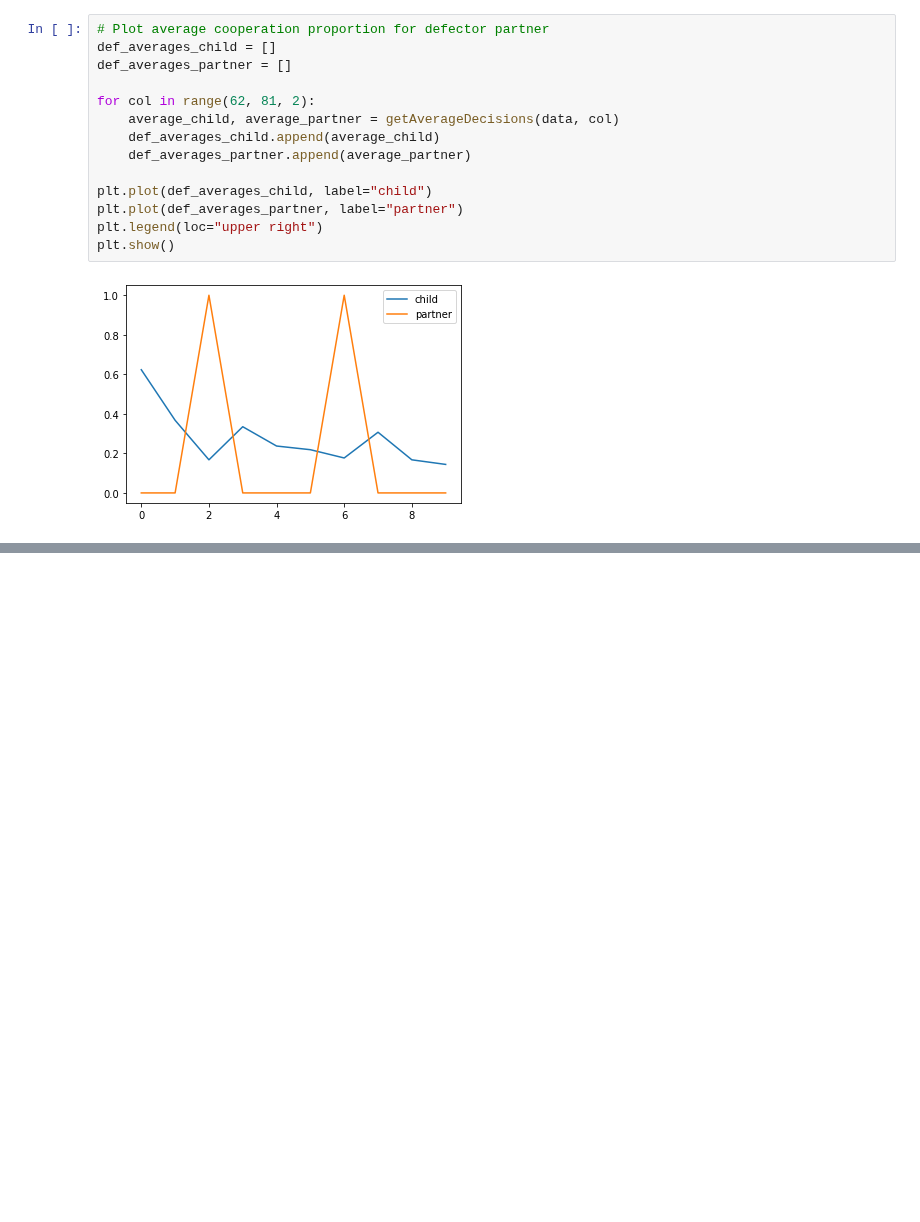
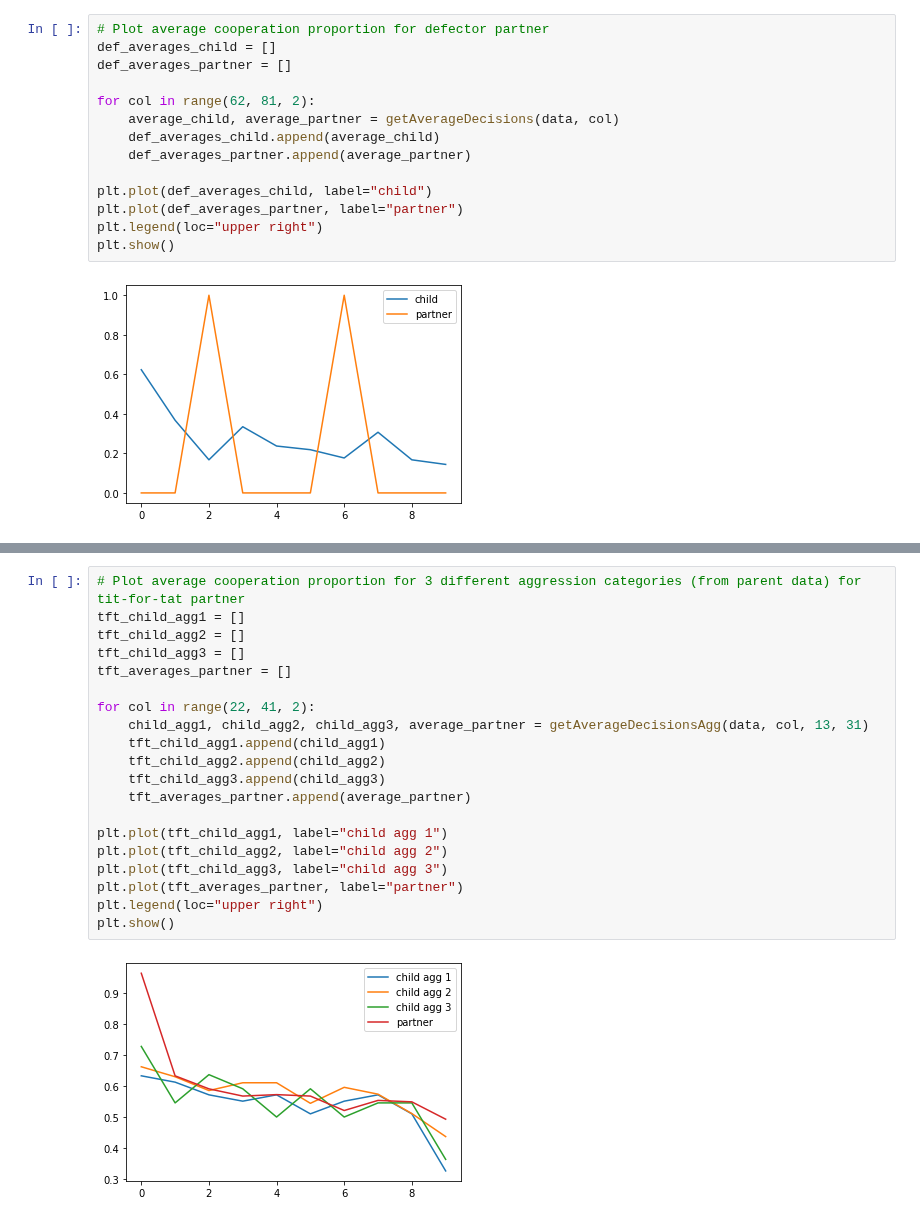
Before and after one commit to BU-Spark/CS506Spring2021Repository, a Jupyter notebook: Drift Diffusion Models of children's interactions in a Repeated Prisoner's Dilemma Game - Team 2/cody-data-analysis.ipynb, the cells around one changed output, grey strips where cells are left out. Cells and saved outputs as stored; diff of their text form; blank space fills up the shorter version.

Commit message:
added graphs with children in 3 aggression categories

```diff
--- a/Drift Diffusion Models of children's interactions in a Repeated Prisoner's Dilemma Game - Team 2/cody-data-analysis.ipynb
+++ b/Drift Diffusion Models of children's interactions in a Repeated Prisoner's Dilemma Game - Team 2/cody-data-analysis.ipynb
@@ -90,0 +130,22 @@ plt.show()
+# %%
+# Plot average cooperation proportion for 3 different aggression categories (from parent data) for tit-for-tat partner
+tft_child_agg1 = []
+tft_child_agg2 = []
+tft_child_agg3 = []
+tft_averages_partner = []
+
+for col in range(22, 41, 2):
+    child_agg1, child_agg2, child_agg3, average_partner = getAverageDecisionsAgg(data, col, 13, 31)
+    tft_child_agg1.append(child_agg1)
+    tft_child_agg2.append(child_agg2)
+    tft_child_agg3.append(child_agg3)
+    tft_averages_partner.append(average_partner)
+
+plt.plot(tft_child_agg1, label="child agg 1")
+plt.plot(tft_child_agg2, label="child agg 2")
+plt.plot(tft_child_agg3, label="child agg 3")
+plt.plot(tft_averages_partner, label="partner")
+plt.legend(loc="upper right")
+plt.show()
+# %% [output]
+[figure, added]
```
Also changed, not shown: parts of 4 cells of this notebook.
